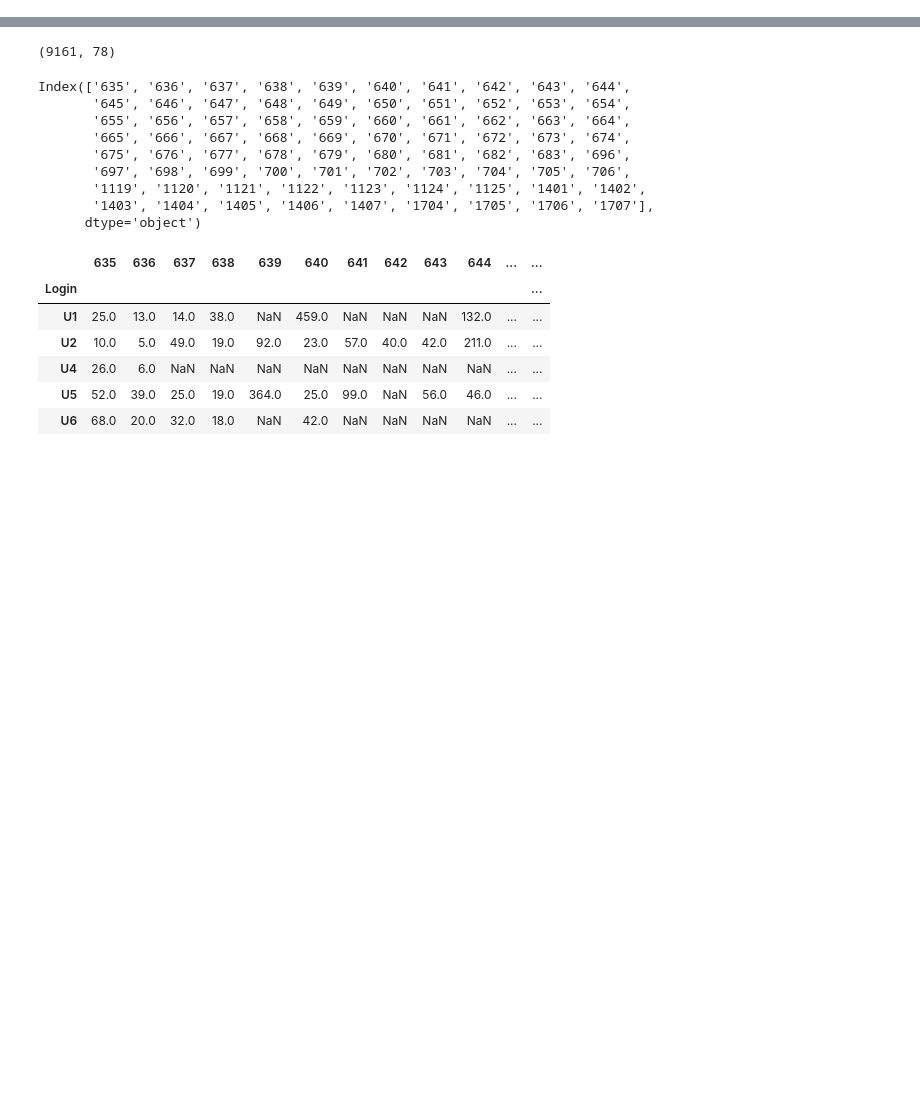
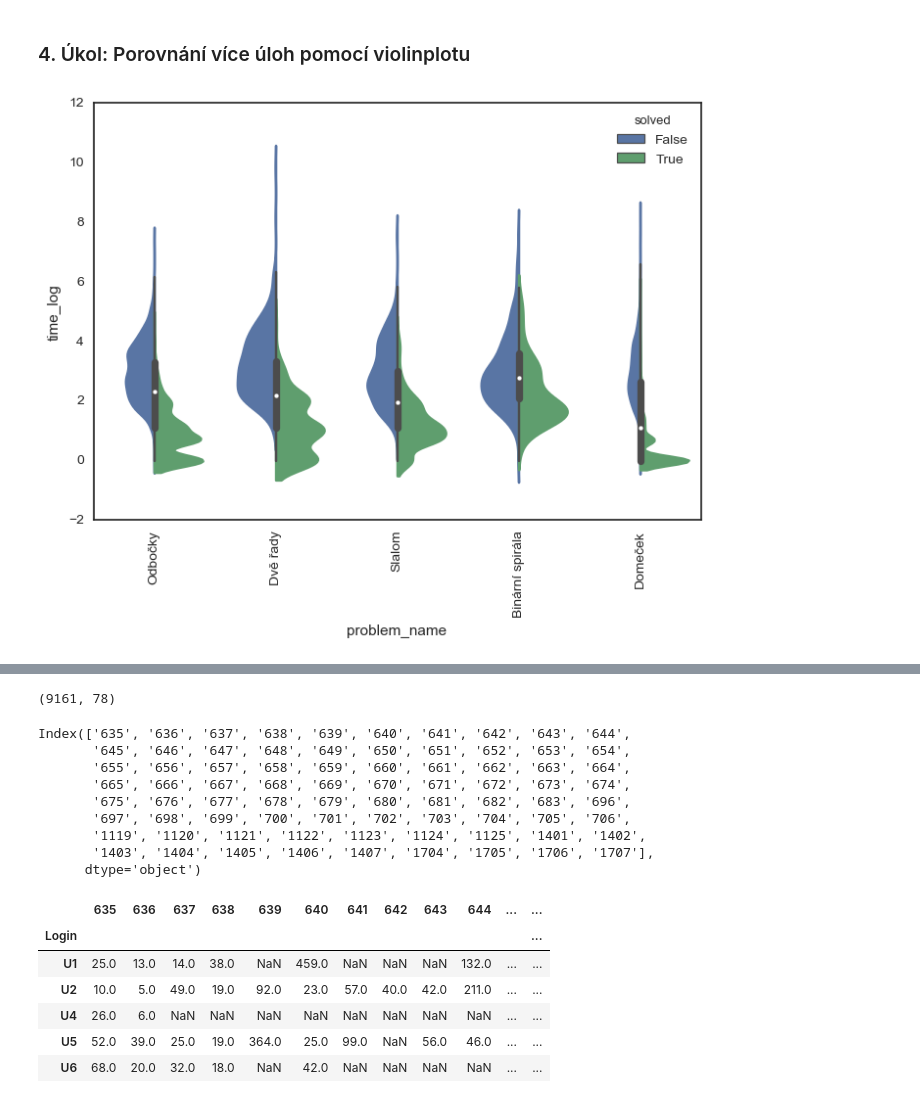
Before and after one commit to adaptive-learning/data-science-workshop, a Jupyter notebook: workshop.ipynb, the cells around one changed output, grey strips where cells are left out. Saved outputs shown, nothing was run; the diff lists cells and outputs as text; code cells hidden in the pictures; blank space fills up the shorter version.

```diff
--- a/workshop.ipynb
+++ b/workshop.ipynb
@@ -2,0 +172,10 @@ import pandas as pd
+# %% [markdown]
+### 4. Úkol: Porovnání více úloh pomocí violinplotu
+# %%
+to_plot = programs[programs['problem_name'].isin(random.sample(list(programs['problem_name'].unique()), 5))]
+sns.violinplot(x='problem_name', y='time_log', hue='solved', split=True, data=to_plot)
+_, labels = plt.xticks()
+plt.setp(labels, rotation=90)
+plt.show()
+# %% [output]
+[figure, added]
```
Also changed, not shown: parts of 25 cells of this notebook.
